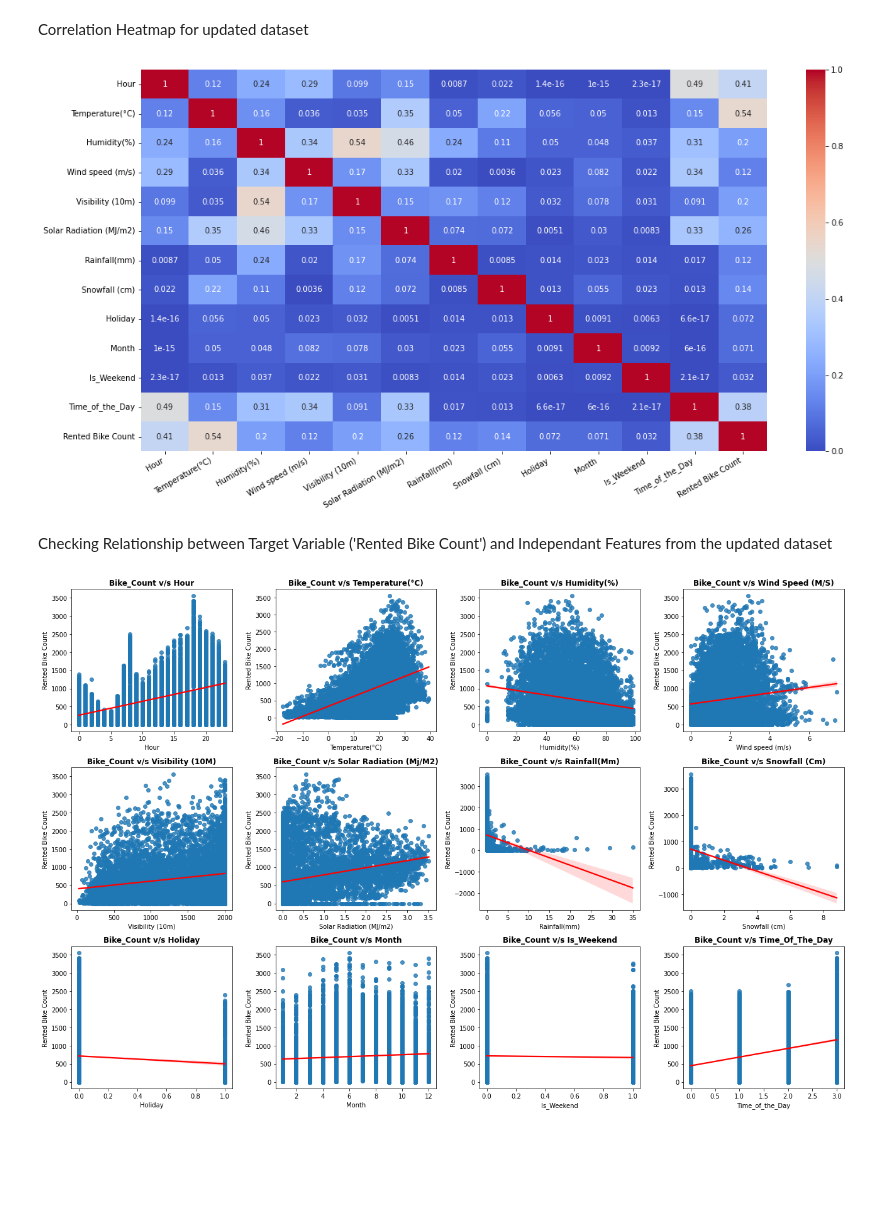
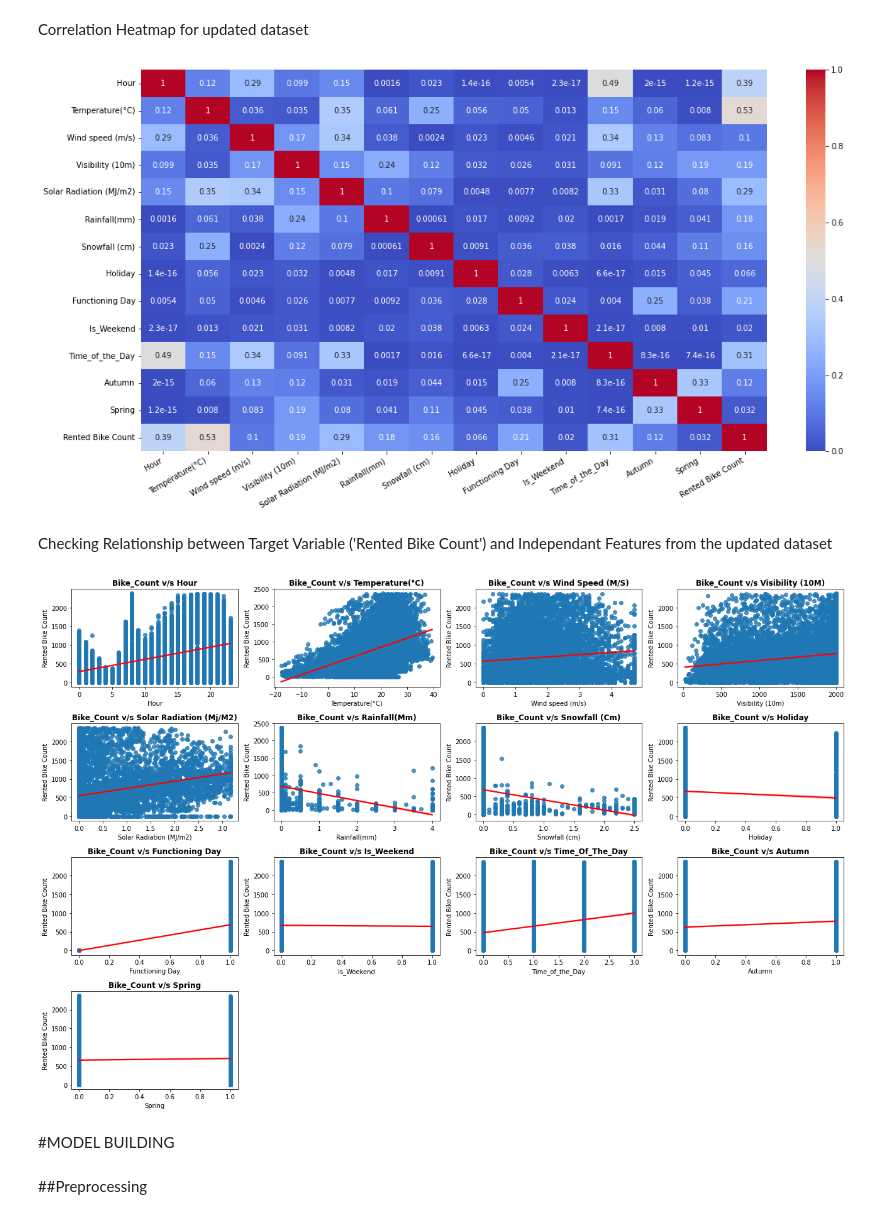
Before and after one commit to shadabsgit/ML-Regression-Capstone-Project, a Jupyter notebook: Bike_Sharing_Demand_Prediction_Capstone_Project.ipynb, the cells around one changed output. Saved outputs shown, nothing was run; the diff lists cells and outputs as text; code cells hidden in the pictures; blank space fills up the shorter version.

Commit message:
Model Selection

```diff
--- a/Bike_Sharing_Demand_Prediction_Capstone_Project.ipynb
+++ b/Bike_Sharing_Demand_Prediction_Capstone_Project.ipynb
@@ -216,0 +212,8 @@ for n,column in enumerate(numeric_features):
+# %%
+# Checking for outliers
+plt.figure(figsize=(18,8))
+for n,column in enumerate(numeric_features):
+  plt.subplot(3, 4, n+1)
+  sns.boxplot(df[column])
+  plt.title(f'{column.title()}',weight='bold')
+  plt.tight_layout()
@@ -216,0 +224,12 @@ for n,column in enumerate(numeric_features):
+# %%
+#Using IQR
+q1, q3, median = df['Rented Bike Count'].quantile([0.25,0.75,0.5])
+lower_limit = q1 - 1.5*(q3-q1)
+upper_limit = q3 + 1.5*(q3-q1)
+df['Rented Bike Count'] = np.where(df['Rented Bike Count'] > upper_limit, median,np.where(
+                            df['Rented Bike Count'] < lower_limit,median,df['Rented Bike Count']))
+
+#Capping extreme values
+for col in ['Wind speed (m/s)','Solar Radiation (MJ/m2)','Rainfall(mm)','Snowfall (cm)']:
+  upper_limit = df[col].quantile(0.99)
+  df[col] = np.where(df[col] > upper_limit, upper_limit, df[col])
@@ -218,8 +239,6 @@ for n,column in enumerate(numeric_features):
 Exploring Catagorical Features
 # %%
 # Extracting new features from Data and Hour column
-df['Month'] = df['Date'].apply(lambda x : x.month)
-df['Day_of_the_Month'] = df['Date'].apply(lambda x : x.month)
 df['Is_Weekend'] = df['Date'].apply(lambda x : 1 if (x.day_name()=='Saturday' or x.day_name()=='Sunday') else 0 )
 df['Time_of_the_Day'] = df['Hour'].apply(lambda x: 'night' if 21<=x<=23 or 0<=x<=5 else ('morning' if 5<=x<=12 else ('afternoon' if 12<=x<=17 else 'evening')))
 
@@ -356,7 +376,7 @@ calc_vif(df[independent_variables])
 # %% [markdown]
 Removing Features with high VIF
 # %%
-independent_variables = [i for i in df.columns if i not in ['Rented Bike Count','Dew point temperature(°C)','Functioning Day','Day_of_the_Month','Summer','Winter','Autumn','Spring']]
+independent_variables = [i for i in df.columns if i not in ['Rented Bike Count','Dew point temperature(°C)','Summer','Winter','Humidity(%)']]
 calc_vif(df[independent_variables])
 # %% [output]
 |  | variables | VIF |
@@ -387,25 +408,28 @@ data.head()
 # %% [markdown]
 Correlation Heatmap for updated dataset
 # %%
-
 plt.figure(figsize=(18,9))
 plot=sns.heatmap(abs(data.corr()), annot=True, cmap='coolwarm')
 plot.set_xticklabels(plot.get_xticklabels(), rotation=30, horizontalalignment='right')
 plt.show()
 # %% [output]
-[figure, old version]
+[figure, new version]
 # %% [markdown]
 Checking Relationship between Target Variable ('Rented Bike Count') and Independant Features from the updated dataset
 # %%
 #Making a list of independant variables
-ind_var = independent_variables = [i for i in data.columns if i not in ['Rented Bike Count']]
+ind_var = [i for i in data.columns if i not in ['Rented Bike Count']]
 
 #Plotting Linearity
 plt.figure(figsize=(18,12))
-for n,column in enumerate(independent_variables):
-  plt.subplot(3, 4, n+1)
+for n,column in enumerate(ind_var):
+  plt.subplot(4, 4, n+1)
   sns.regplot(data = data, x = column, y ='Rented Bike Count',line_kws={"color": "red"})
   plt.title(f'Bike_Count v/s {column.title()}',weight='bold')
   plt.tight_layout()
 # %% [output]
-[figure, old version]
+[figure, new version]
+# %% [markdown]
+#MODEL BUILDING
+# %% [markdown]
+##Preprocessing
```
Also changed, not shown: parts of 38 cells of this notebook.
